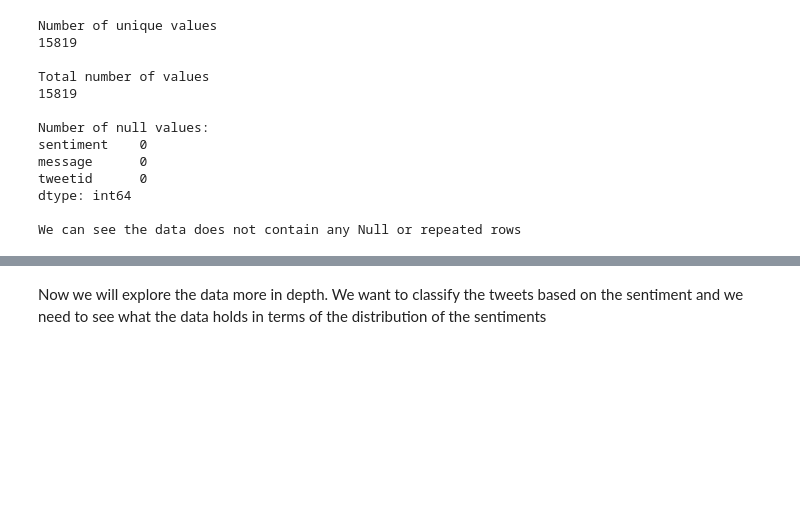
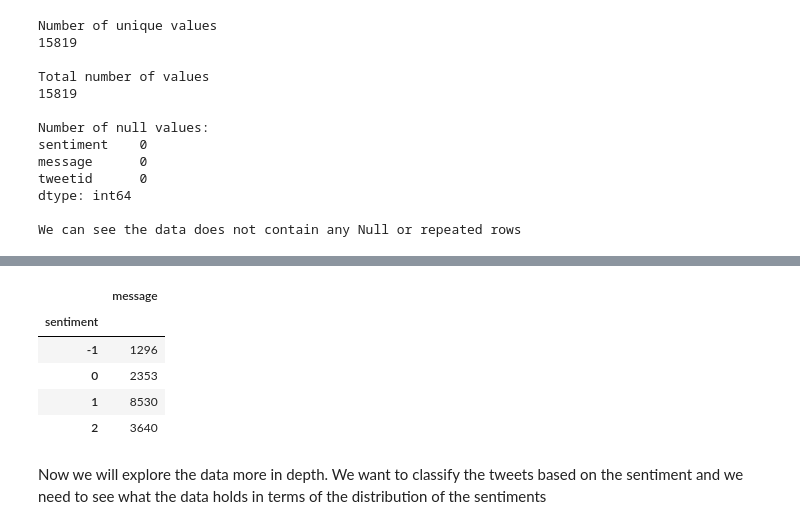
Before and after one commit to monicafar147/classification-predict-streamlit-template, a Jupyter notebook: climate_change.ipynb, the cells around one changed output, grey strips where cells are left out. Drawn from its saved outputs; the diff is of its cells as text; code cells hidden in the pictures; blank space fills up the shorter version.

```diff
--- a/climate_change.ipynb
+++ b/climate_change.ipynb
@@ -152,5 +158,13 @@ train['sentiment'].value_counts()
 # %%
 sum_df = train[['sentiment', 'message',]].groupby('sentiment').count()
+sum_df
+# %% [output]
+|  | message |
+| sentiment |  |
+| -1 | 1296 |
+| 0 | 2353 |
+| 1 | 8530 |
+| 2 | 3640 |
 # %% [markdown]
 Now we will explore the data more in depth.
 We want to classify the tweets based on the sentiment and we need to see what the data holds in terms of the distribution of the sentiments
```
Also changed, not shown: parts of 3 cells of this notebook.
